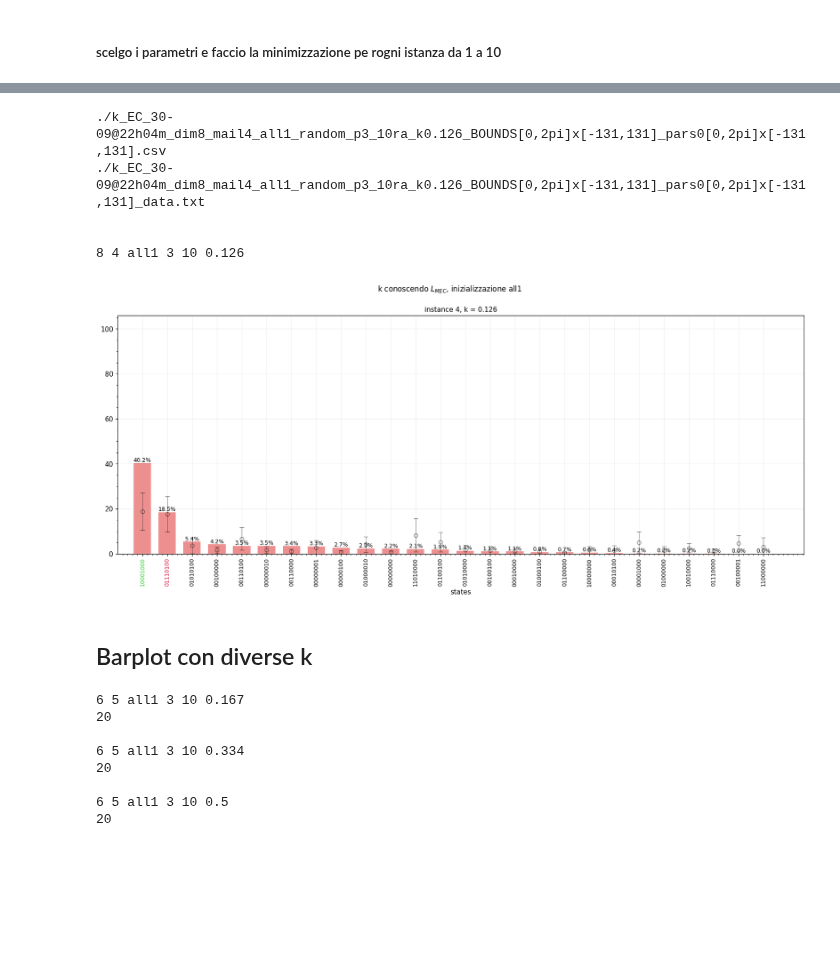
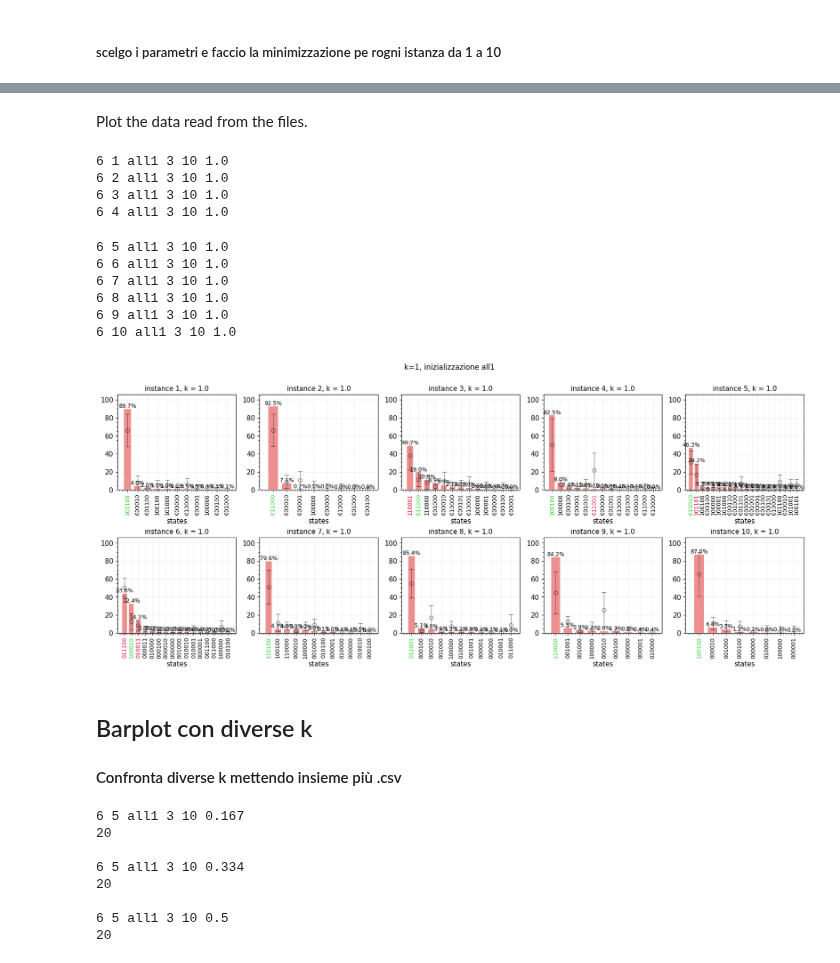
Before and after one commit to auroramugnai/Minimum-Exact-Cover-Problem, a Jupyter notebook: MEC_qiskit/QAOA_random_parameters.ipynb, the cells around one changed output, grey strips where cells are left out. Saved outputs shown, nothing was run; the diff lists cells and outputs as text; code cells hidden in the pictures; blank space fills up the shorter version.

```diff
--- a/MEC_qiskit/QAOA_random_parameters.ipynb
+++ b/MEC_qiskit/QAOA_random_parameters.ipynb
@@ -22,8 +20,6 @@ from ipynb.fs.full.functions_for_QAOAAnsatz import *
 # %%
-
-# prendo la media tra il rosso e 1
-h_vector = [0.167, 0.167, 0.251, 0.167, 0.333, 0.251, 0.251, 0.167, 0.083, 0.083]
-
+# prendo la media tra il viola e 1
+h_vector = [0.334, 0.501, 0.501, 0.334, 0.501, 0.501, 0.501, 0.334, 0.251, 0.251]
 h_vector = [(h+1)/2 for h in h_vector]
 print(h_vector)
 # %% [output]
@@ -49,7 +45,7 @@ for instance in range(1,11):
     MEC = [state for state in EXACT_COVERS if state.count("1") == min([x.count("1")  for x in EXACT_COVERS])]
 
     # show_spectrum(n, instance, h)
-    A, B, hamiltonian, qc_cost = build_cost_circuit(n, instance, h, verbose=False)
+    constant, hamiltonian, qc_cost = build_cost_circuit(n, instance, h, verbose=False)
     qc_mixing = build_mixing_circuit(n, instance, verbose=False)
     qc_initial = build_initialization_circuit(n, instance, init_name, verbose=False)
 
@@ -73,7 +69,7 @@ for instance in range(1,11):
     current_datetime = datetime.now().strftime("%d-%m")
 
     # This file will contain the final histograms.
-    header = f"kMECmean1_{current_datetime}_dim{n}_mail{instance}_{init_name}_random_p{p}_{random_attempts}ra_k{h}_BOUNDS{bnds_string}_pars0{string_0}"
+    header = f"{current_datetime}_dim{n}_mail{instance}_{init_name}_random_p{p}_{random_attempts}ra_k{h}_BOUNDS{bnds_string}_pars0{string_0}"
     print(header)
 
     # This file will contain important data such as energies, betas, gammas.
@@ -131,8 +127,10 @@ for instance in range(1,11):
             gammas = list(res.x[p:])
             # print(f"Final parameters (after minimization): betas, gammas = {betas}, {gammas}")
 
-            E_min = res.fun -A -B
+            # E_min = res.fun -A -B
             # print(f"E_min = res.fun - A - B = {E_min}")
+            E_min = res.fun + constant
+            print(f"E_min = res.fun + constant = {E_min}")
             DATA_FILE.write(f"\nE_min = {E_min}")
             # print(f'E_min\'s parameters: betas, gammas = ', betas, gammas)
             DATA_FILE.write(f'\nE_min\'s parameters: betas = {betas}, gammas = {gammas}\n')
@@ -221,0 +255,2 @@ kMECmean1_01-10_dim6_mail1_all1_random_p3_10ra_k0.5835_BOUNDS[0,2pi]x[-24,24]_pa
+# %%
+FILENAME_list, DATA_FILENAME_list = find_files_containing_string(path=None, strings=['k1', 'dim6'])
@@ -222,43 +275,11 @@ kMECmean1_01-10_dim6_mail1_all1_random_p3_10ra_k0.5835_BOUNDS[0,2pi]x[-24,24]_pa
+# %% [markdown]
+Plot the data read from the files.
 # %%
-# headers = ["27_09/27-09@17h40m_dim6_mail3_all0_random_p3_10ra_k0.5_BOUNDS[0,2pi]x[-44,44]_pars0[0,2pi]x[-44,44]",
-#           "27_09/27-09@17h45m_dim6_mail3_all0_random_p3_10ra_k0.25_BOUNDS[0,2pi]x[-110,110]_pars0[0,2pi]x[-110,110]",
-#           "27_09/27-09@17h49m_dim6_mail3_all0_random_p3_10ra_k0.167_BOUNDS[0,2pi]x[-220,220]_pars0[0,2pi]x[-220,220]"]
-# header = "27-09@11h09m_dim6_mail3_all1_random_p3_10ra_k0.5_BkUNDS[0,2pi]x[-44,44]_pars0[0,2pi]x[-44,44]"
-# DATA_FILENAME_list = []
-# FILENAME_list = []
-# for header in headers:
-#     DATA_FILENAME = header + '_data.txt'
-#     FILENAME = header + ".csv"
-#     FILENAME_list.append(FILENAME)
-#     DATA_FILENAME_list.append(DATA_FILENAME)
-
-### PRENDO I FILE CHE HANNO UNA CERTA STRINGA
-import os
-path = './'
-# path = "./da_29_settembre/"
-FILENAME_list = []
-DATA_FILENAME_list = []
-for i in os.listdir(path):
-    if os.path.isfile(os.path.join(path,i)) and "dim8" in i:
-        if '_data' in i:
-            DATA_FILENAME_list.append(path+i)
-        else:
-            FILENAME_list.append(path+i)
-
-## RIORDINO IN BASE AL NUMERO DELL'ISTANZA
-find_number_of_instance = lambda x: int((x.split('mail')[1]).split('_all')[0])
-FILENAME_list = sorted(FILENAME_list, key=find_number_of_instance)
-DATA_FILENAME_list = sorted(DATA_FILENAME_list, key=find_number_of_instance)
-
-for f,d in zip(FILENAME_list, DATA_FILENAME_list):
-    print(f"{f}\n{d}\n\n")
-
-###########################################################
-###########################################################
 fig = plt.figure(figsize=(20,7))
 # fig.suptitle(r"$k = \frac{1}{\min |S|}$")
 # fig.suptitle(r"$ k_{true} = $ max $k = $ max $\frac{1}{n}$ $\frac{L_{MEC} - |B|}{|U| - t_{max}}$")
-fig.suptitle("k conoscendo $L_{MEC}$, inizializzazione all1")
+# fig.suptitle("k conoscendo $L_{MEC}$ mediato con 1, inizializzazione all1")
+fig.suptitle("k=1, inizializzazione all1")
 
 N=11
 plt.gca().set_title(FILENAME_list[0], fontsize=N)
@@ -313,7 +334,7 @@ for FILENAME, DATA_FILENAME in zip(FILENAME_list, DATA_FILENAME_list):
     ##### FIGURE
 
     # plt.figure(figsize=(12,5))
-    plt.subplot(1,1,num_of_subplot)
+    plt.subplot(2,5,num_of_subplot)
     ax = sns.barplot(x="states", y=column_best, data=percentage, width=0.7, color='red', alpha=0.5) #label=f"Lowest energy among {random_attempts} random attempts"
 
     # Make labels with percentages.
@@ -324,41 +345,47 @@ for FILENAME, DATA_FILENAME in zip(FILENAME_list, DATA_FILENAME_list):
     # # Display errors, but just for the "average" bars.
     x_coords = [p.get_x() + 0.5 * p.get_width() for p in ax.patches]
     y_coords = percentage["average"]
     ax.errorbar(x=x_coords, y=y_coords, yerr=percentage["std"], linestyle="",
                 markerfacecolor='none', linewidth=1,
                 marker='o', color='k', ecolor='k', elinewidth=0.7, capsize=3.5,
                 barsabove=True, alpha=0.5) # label=f"Average on {random_attempts} random attempts"
 
     # Highlight exact covers' ticks with red.
     df_for_ticks = percentage.copy()
     df_for_ticks["states"] = df_for_ticks.index
     highlight_correct_ticks(ax, EXACT_COVERS)
 
     # Plot refinements.
     plt.xlabel("states", fontsize=N)
     plt.ylabel("", fontsize=N)
     plt.xticks(fontsize=N-2, rotation="vertical")
     plt.yticks(fontsize=N)
     plt.xlim(xmin=-1)
     plt.ylim(ymin=0, ymax=106)
     plt.minorticks_on()
     plt.grid(alpha=0.2)
     # plt.legend(fontsize=N)
     plt.subplots_adjust(left=None, bottom=None, right=None, top=None, wspace=None, hspace=0.5)
     ax.set_title(f"instance {instance}, k = {k}", fontsize=N)
 
     num_of_subplot += 1
 
 plt.show()
 # %% [output]
-./k_EC_30-09@22h04m_dim8_mail4_all1_random_p3_10ra_k0.126_BOUNDS[0,2pi]x[-131,131]_pars0[0,2pi]x[-131,131].csv
-./k_EC_30-09@22h04m_dim8_mail4_all1_random_p3_10ra_k0.126_BOUNDS[0,2pi]x[-131,131]_pars0[0,2pi]x[-131,131]_data.txt
-
-
-8 4 all1 3 10 0.126
+6 1 all1 3 10 1.0
+6 2 all1 3 10 1.0
+6 3 all1 3 10 1.0
+6 4 all1 3 10 1.0
+6 5 all1 3 10 1.0
+6 6 all1 3 10 1.0
+6 7 all1 3 10 1.0
+6 8 all1 3 10 1.0
+6 9 all1 3 10 1.0
+6 10 all1 3 10 1.0
-[figure, old version]
+[figure, new version]
 # %% [markdown]
 ## Barplot con diverse k
+#### Confronta diverse k mettendo insieme più .csv
 # %%
 headers = ["dim6_mail5_all1_random_p3_10ra_k0.167_BOUNDS[0,2pi]x[None,None]_pars0[0,2pi]x[-1000,1000]",
            "dim6_mail5_all1_random_p3_10ra_k0.334_BOUNDS[0,2pi]x[None,None]_pars0[0,2pi]x[-1000,1000]",
```
Also changed, not shown: parts of 10 cells of this notebook, 2 other files.
